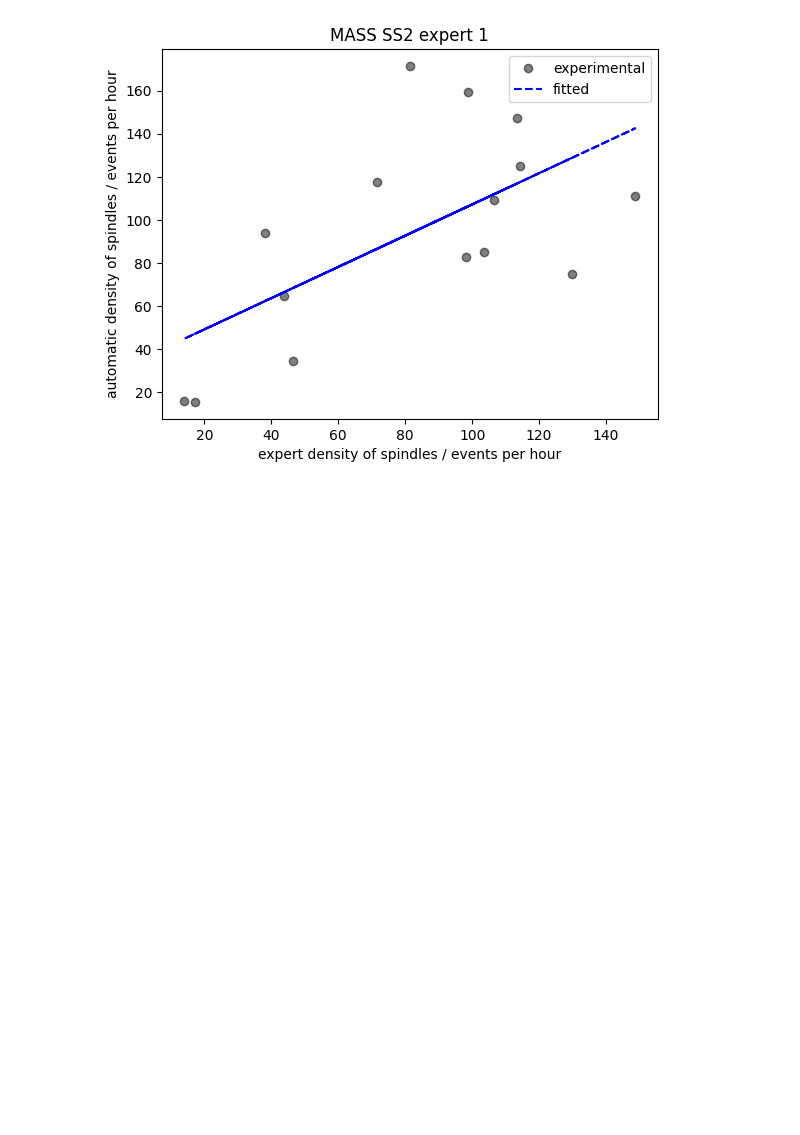
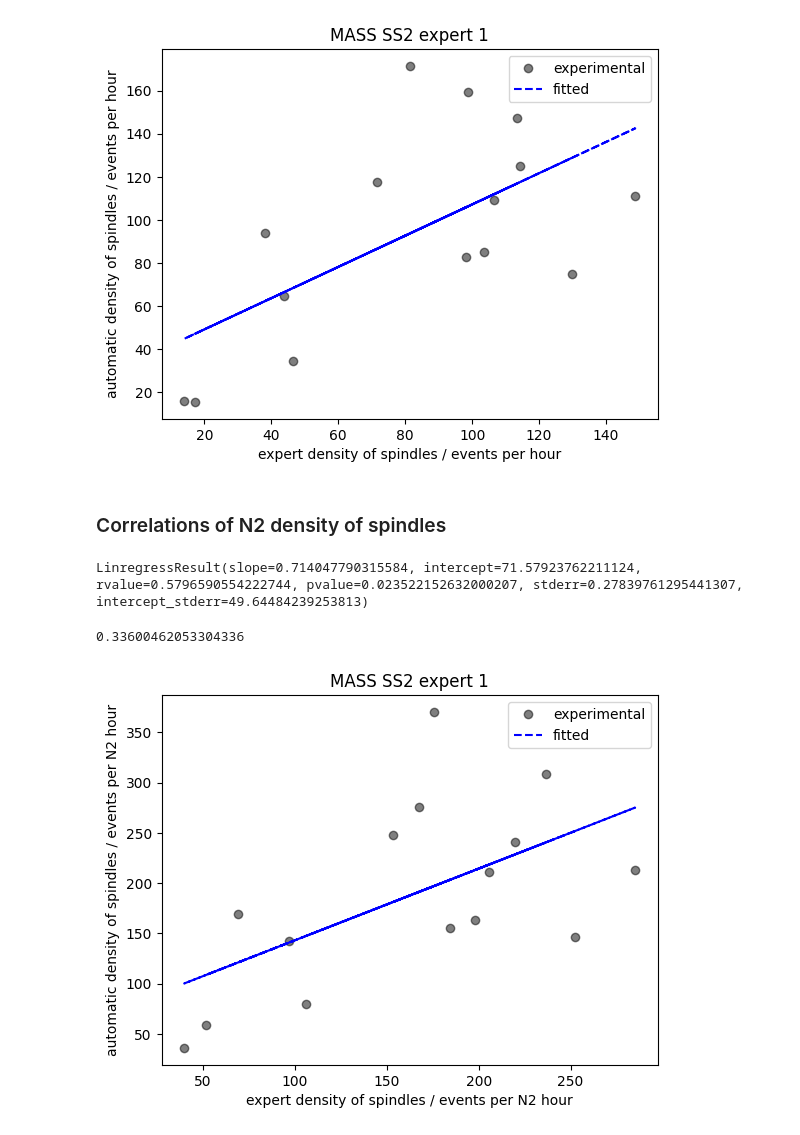
Before and after one commit to quiquegurdiel/SpinCo, a Jupyter notebook: experiments/011_MASS_26Features_final_5388ca14-a315-4598-97c2-d44175b24937/007_Correlations_E1.ipynb, the cells around one changed output. Saved outputs shown, nothing was run; the diff lists cells and outputs as text; code cells hidden in the pictures; blank space fills up the shorter version.

```diff
--- a/experiments/011_MASS_26Features_final_5388ca14-a315-4598-97c2-d44175b24937/007_Correlations_E1.ipynb
+++ b/experiments/011_MASS_26Features_final_5388ca14-a315-4598-97c2-d44175b24937/007_Correlations_E1.ipynb
@@ -508,3 +508,34 @@ plt.ylabel("automatic density of spindles / events per hour")
 plt.show()
 # %% [output]
 [figure]
+# %% [markdown]
+### Correlations of N2 density of spindles
+# %%
+timesN2=[]
+for name, hypnogram in hypnograms.items():
+    if name in np.array(experimentModels.test):
+        timesN2.append(np.sum(hypnogram==2))
+timesN2=np.array(timesN2)
+timesN2=timesN2/200
+# %%
+detectionDensity=list(map(lambda x: len(x[0])/(x[1]/3600),zip(allDetections,timesN2)))
+annotationDensity=list(map(lambda x: len(x[0])/(x[1]/3600),zip(allAnnotations,timesN2)))
+# %%
+res=sst.linregress(annotationDensity,detectionDensity)
+print(res)
+# %% [output]
+LinregressResult(slope=0.714047790315584, intercept=71.57923762211124, rvalue=0.5796590554222744, pvalue=0.023522152632000207, stderr=0.27839761295441307, intercept_stderr=49.64484239253813)
+# %%
+res.rvalue**2
+# %% [output]
+0.33600462053304336
+# %%
+plt.plot(annotationDensity,detectionDensity,linestyle='',marker='o',color='black',alpha=0.5,label='experimental')
+plt.plot(annotationDensity, res.intercept + res.slope*np.array(annotationDensity), 'b', linestyle='--', label='fitted')
+plt.legend()
+plt.title("MASS SS2 expert 1")
+plt.xlabel("expert density of spindles / events per N2 hour")
+plt.ylabel("automatic density of spindles / events per N2 hour")
+plt.show()
+# %% [output]
+[figure, added]
```
Also changed, not shown: 12 other files.
